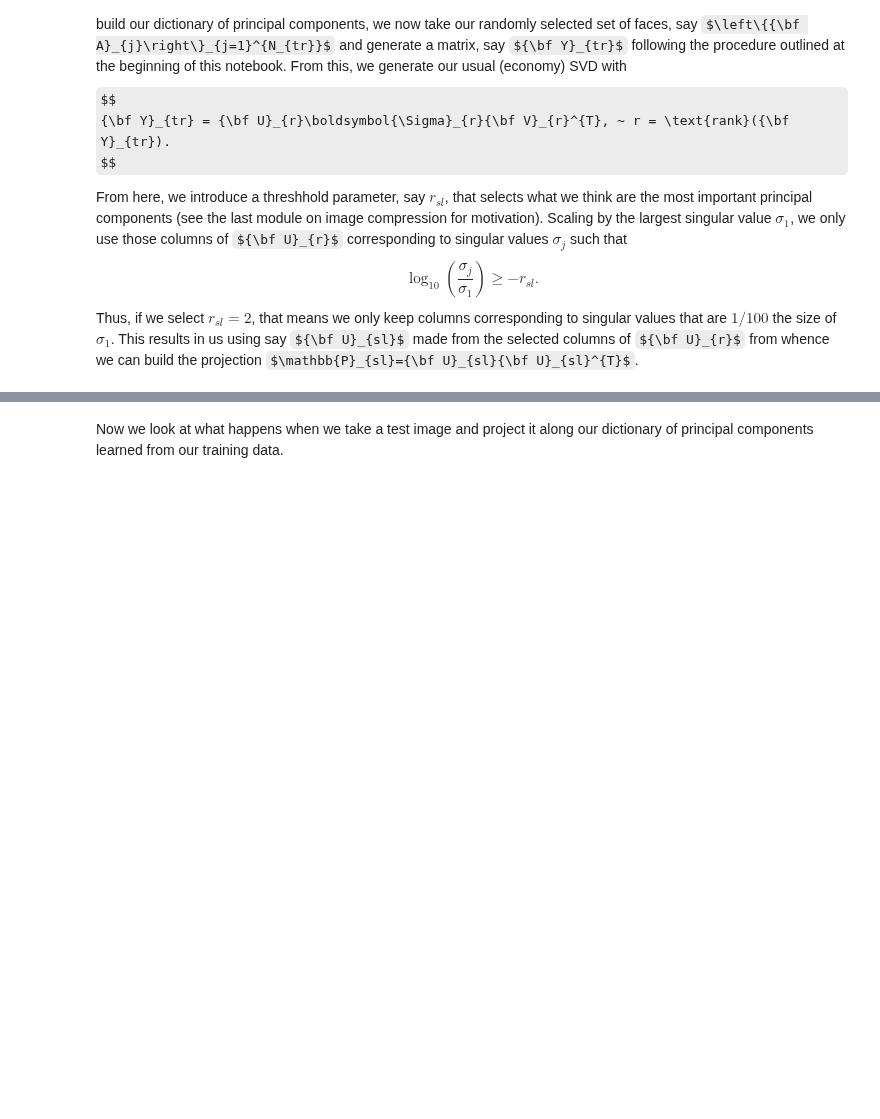
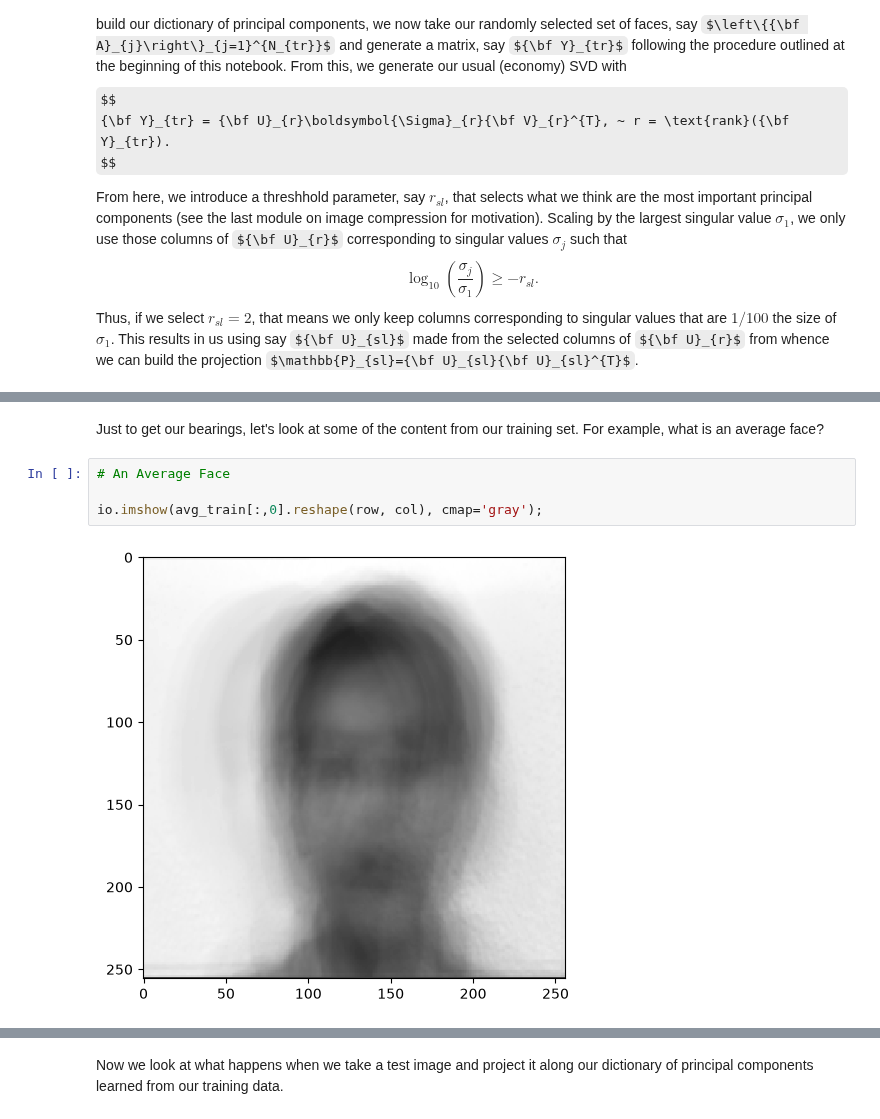
Before and after one commit to aadib2/Math_540_Fall_2026, a Jupyter notebook: Lecture_Notes_and_Code/Unsupervised_Learning/Applications_of_the_SVD_and_Cluster_Analysis.ipynb, the cells around one changed output, grey strips where cells are left out. Cells and saved outputs as stored; diff of their text form; some formulas as TeX source; blank space fills up the shorter version.

```diff
--- a/Lecture_Notes_and_Code/Unsupervised_Learning/Applications_of_the_SVD_and_Cluster_Analysis.ipynb
+++ b/Lecture_Notes_and_Code/Unsupervised_Learning/Applications_of_the_SVD_and_Cluster_Analysis.ipynb
@@ -170,0 +171,8 @@ Number of Selected Modes is: 116
+# %% [markdown]
+Just to get our bearings, let's look at some of the content from our training set.  For example, what is an average face?
+# %%
+# An Average Face
+
+io.imshow(avg_train[:,0].reshape(row, col), cmap='gray');
+# %% [output]
+[figure, added]
```
Also changed, not shown: parts of 12 cells of this notebook, 1 other file.
